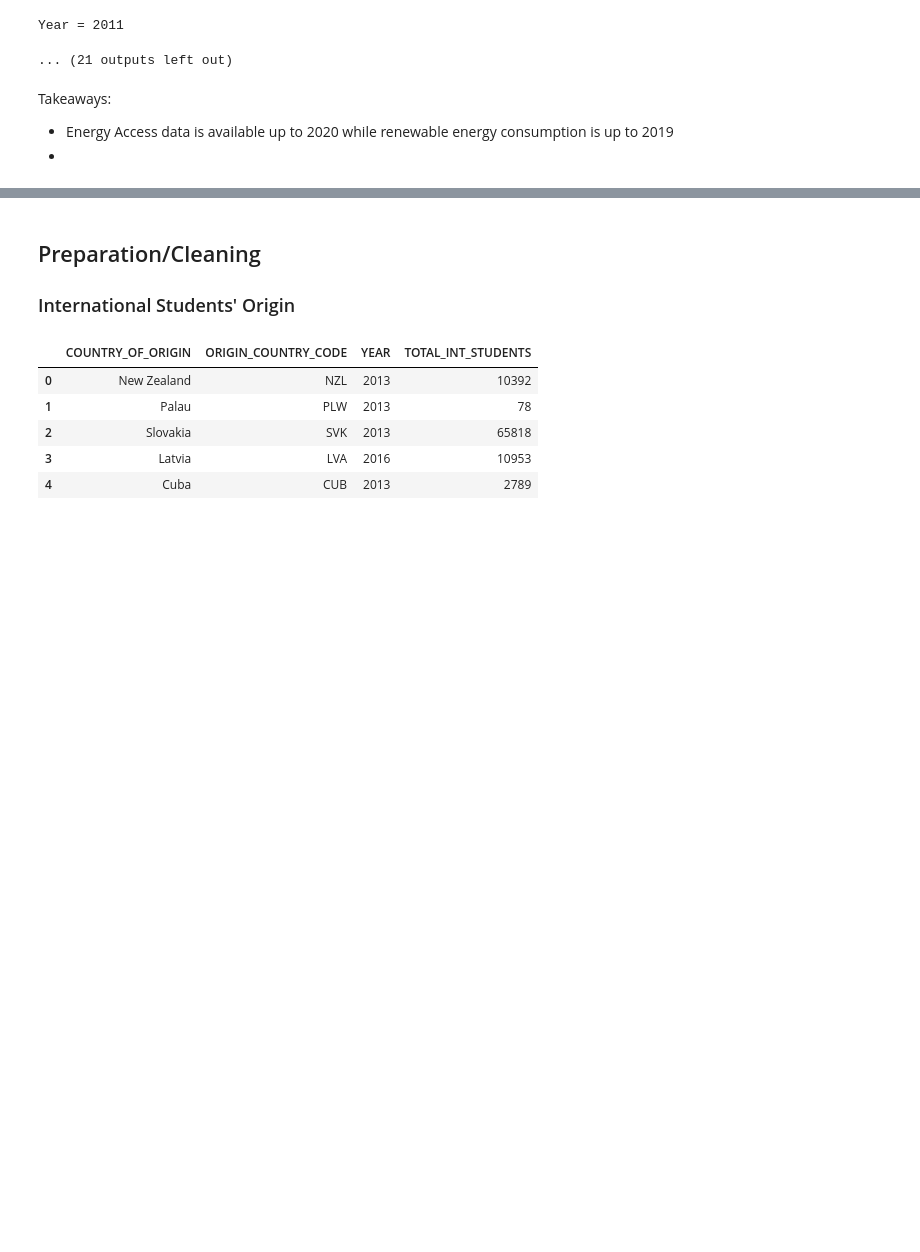
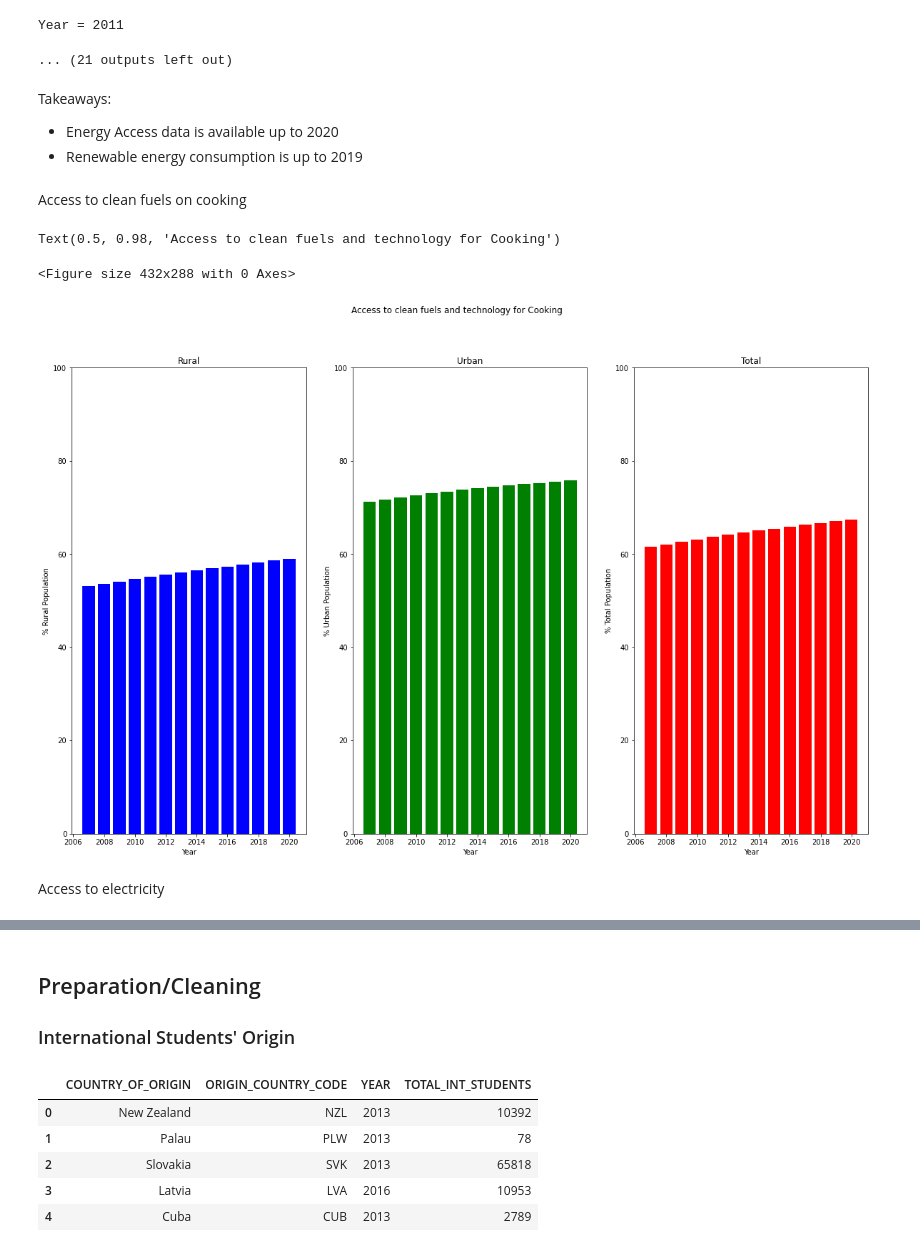
Before and after one commit to jords-santiago/humans_are_pollutants, a Jupyter notebook: 02_SourceCodes/01_Python_JupyterNotebook/World_Bank_Devt_Indicators_vs_Environment.ipynb, the cells around one changed output, grey strips where cells are left out. Drawn from its saved outputs; the diff is of its cells as text; code cells hidden in the pictures; blank space fills up the shorter version.

```diff
--- a/02_SourceCodes/01_Python_JupyterNotebook/World_Bank_Devt_Indicators_vs_Environment.ipynb
+++ b/02_SourceCodes/01_Python_JupyterNotebook/World_Bank_Devt_Indicators_vs_Environment.ipynb
@@ -252,5 +412,43 @@ Year = 2011
 ... (21 outputs left out)
 # %% [markdown]
 Takeaways:
-* Energy Access data is available up to 2020 while renewable energy consumption is up to 2019
-*
+* Energy Access data is available up to 2020
+* Renewable energy consumption is up to 2019
+# %% [markdown]
+Access to clean fuels on cooking
+# %%
+energy_accs_clean_fuel_df = energy_df[['Year', 'EG.CFT.ACCS.RU.ZS', 'EG.CFT.ACCS.UR.ZS', 'EG.CFT.ACCS.ZS']].dropna()
+
+energy_accs_clean_fuel_df_yoy_mean = energy_accs_clean_fuel_df.groupby('Year')\
+                                      .mean()\
+                                      .reset_index()
+# %%
+plt.clf()
+
+fig, ax = plt.subplots(1,3, figsize=(20,12))
+
+ax[0].set_title('Rural')
+ax[0].set_xlabel('Year')
+ax[0].set_ylabel('% Rural Population')
+ax[0].set_ylim(0,100)
+ax[0].bar(energy_accs_clean_fuel_df_yoy_mean['Year'], energy_accs_clean_fuel_df_yoy_mean['EG.CFT.ACCS.RU.ZS'],color='b')
+
+ax[1].set_title('Urban')
+ax[1].set_xlabel('Year')
+ax[1].set_ylabel('% Urban Population')
+ax[1].set_ylim(0,100)
+ax[1].bar(energy_accs_clean_fuel_df_yoy_mean['Year'], energy_accs_clean_fuel_df_yoy_mean['EG.CFT.ACCS.UR.ZS'], color='g')
+
+ax[2].set_title('Total')
+ax[2].set_xlabel('Year')
+ax[2].set_ylabel('% Total Population')
+ax[2].set_ylim(0,100)
+ax[2].bar(energy_accs_clean_fuel_df_yoy_mean['Year'], energy_accs_clean_fuel_df_yoy_mean['EG.CFT.ACCS.ZS'], color='r')
+
+fig.suptitle('Access to clean fuels and technology for Cooking')
+# %% [output]
+Text(0.5, 0.98, 'Access to clean fuels and technology for Cooking')
+<Figure size 432x288 with 0 Axes>
+[figure, added]
+# %% [markdown]
+Access to electricity
```
Also changed, not shown: parts of 14 cells of this notebook.
